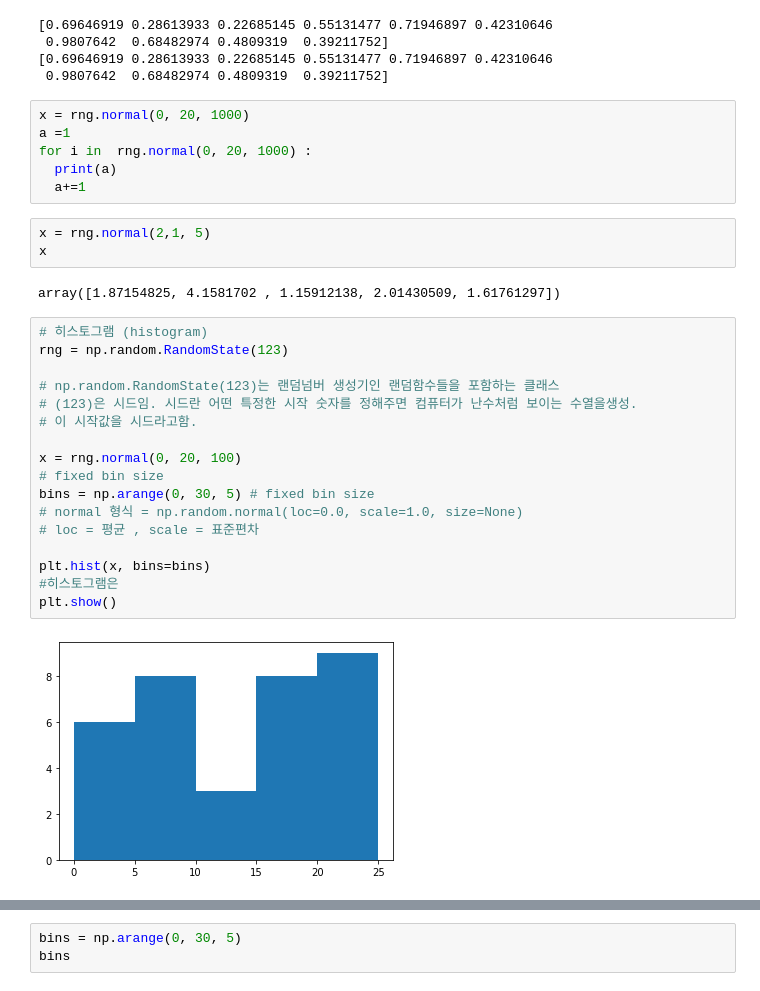
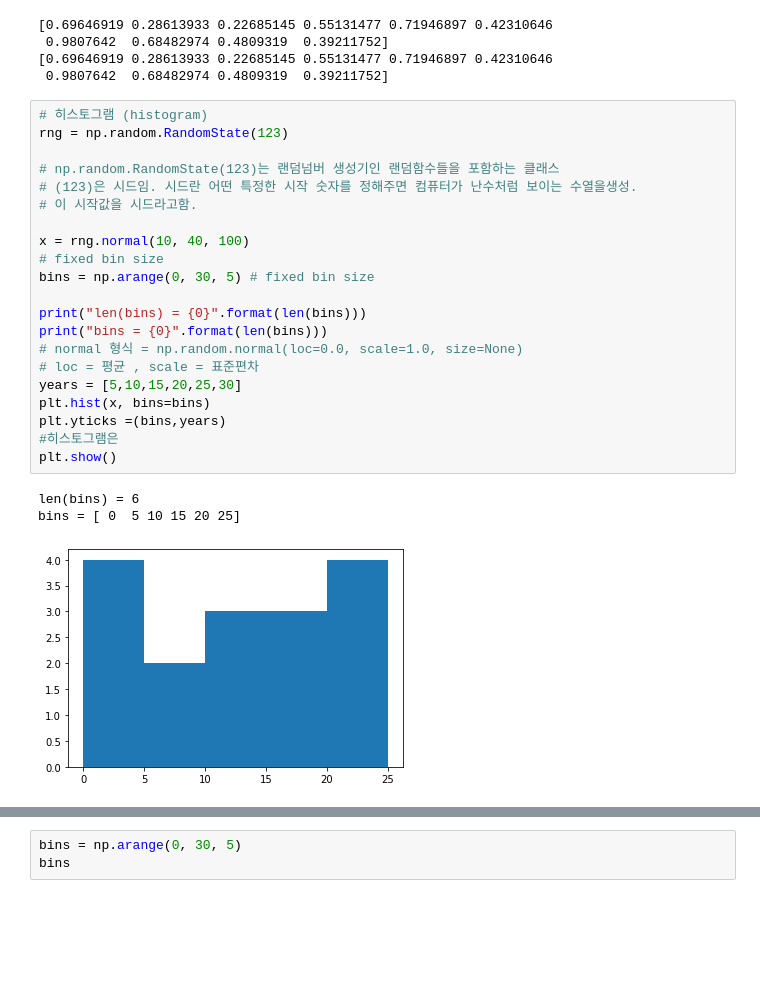
Before and after one commit to rlfwo93/machine-learning, a Jupyter notebook: pratice_matplotilb.ipynb, the cells around one changed output, grey strips where cells are left out. Saved outputs shown, nothing was run; the diff lists cells and outputs as text; blank space fills up the shorter version.

```diff
--- a/pratice_matplotilb.ipynb
+++ b/pratice_matplotilb.ipynb
@@ -83,33 +83,28 @@ print(b)
  0.9807642  0.68482974 0.4809319  0.39211752]
 [0.69646919 0.28613933 0.22685145 0.55131477 0.71946897 0.42310646
  0.9807642  0.68482974 0.4809319  0.39211752]
-# %%
-x = rng.normal(0, 20, 1000)
-a =1
-for i in  rng.normal(0, 20, 1000) :
-  print(a)
-  a+=1
-# %%
-x = rng.normal(2,1, 5)
-x
-# %% [output]
-array([1.87154825, 4.1581702 , 1.15912138, 2.01430509, 1.61761297])
 # %%
 # 히스토그램 (histogram)
 rng = np.random.RandomState(123)
 
 # np.random.RandomState(123)는 랜덤넘버 생성기인 랜덤함수들을 포함하는 클래스
 # (123)은 시드임. 시드란 어떤 특정한 시작 숫자를 정해주면 컴퓨터가 난수처럼 보이는 수열을생성.
 # 이 시작값을 시드라고함.
 
-x = rng.normal(0, 20, 100)
+x = rng.normal(10, 40, 100)
 # fixed bin size
 bins = np.arange(0, 30, 5) # fixed bin size
+
+print("len(bins) = {0}".format(len(bins)))
+print("bins = {0}".format(len(bins)))
 # normal 형식 = np.random.normal(loc=0.0, scale=1.0, size=None)
 # loc = 평균 , scale = 표준편차
-
+years = [5,10,15,20,25,30]
 plt.hist(x, bins=bins)
+plt.yticks =(bins,years)
 #히스토그램은
 plt.show()
 # %% [output]
+len(bins) = 6
+bins = [ 0  5 10 15 20 25]
-[figure, old version]
+[figure, new version]
```
Also changed, not shown: parts of 6 cells of this notebook.
